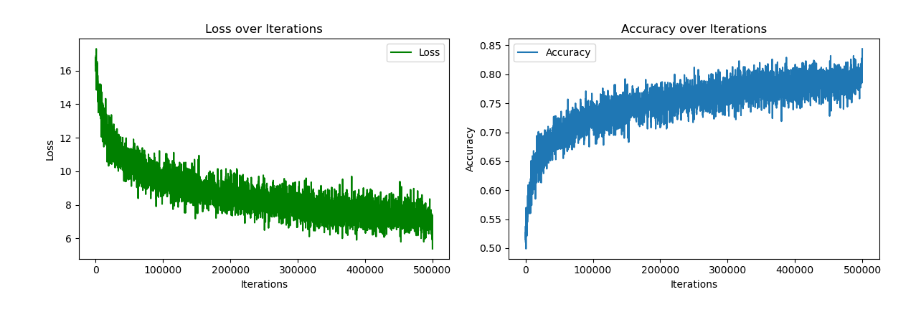
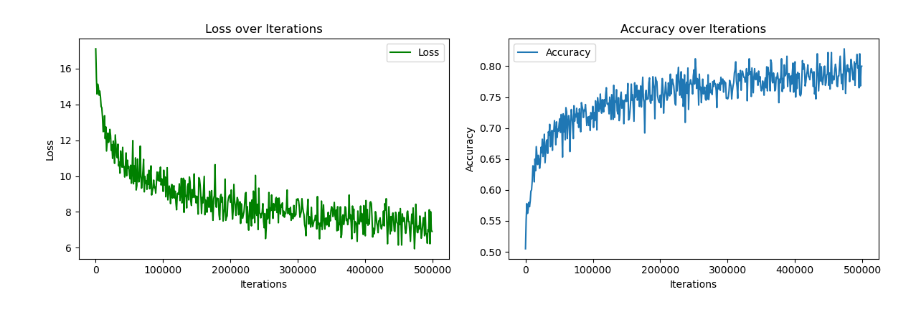
Before and after one commit to RohithM25/Wire-Cutting-Model-Training, a Jupyter notebook: sinas_notebook.ipynb, the cells around one changed output. Cells and saved outputs as stored; diff of their text form; code cells hidden in the pictures.

```diff
--- a/sinas_notebook.ipynb
+++ b/sinas_notebook.ipynb
@@ -30,7 +30,7 @@ def feed_forward(data,labels, num_iters = 10000):
         x = data[index]
         y = labels[index][0]
         loss = SGD(w, x, y, alpha=0.01)
-        if i % 100 == 0:
+        if i % 1000 == 0:
             loss_coords.append(avg_loss(data,w,labels))
             accuracy_coords.append(accuracy(data,labels,w))
 
@@ -49,7 +49,7 @@ data = add_neighborhood_feature(training_data)
 data = add_polynomial_features(data, degree=4)
 loss_coords, accuracy_coords = feed_forward(data, training_labels, num_iters=500000)
 fig, axs = plt.subplots(1, 2, figsize=(12, 4))
-x_vals = list(range(0,500000,100))
+x_vals = list(range(0,500000,1000))
 axs[0].plot(x_vals, loss_coords, label='Loss', color='green')
 axs[0].set_xlabel('Iterations')
 axs[0].set_ylabel('Loss')
@@ -68,4 +68,4 @@ Average Loss: 7.0616339204949785, Accuracy on testing set: 0.796
-[figure, old version]
+[figure, new version]
 # %%
 # now we add these same data features to our testing data
 # tdata = add_neighborhood_feature(testing_data)
```
Also changed, not shown: parts of 1 cell of this notebook, 1 other file.
